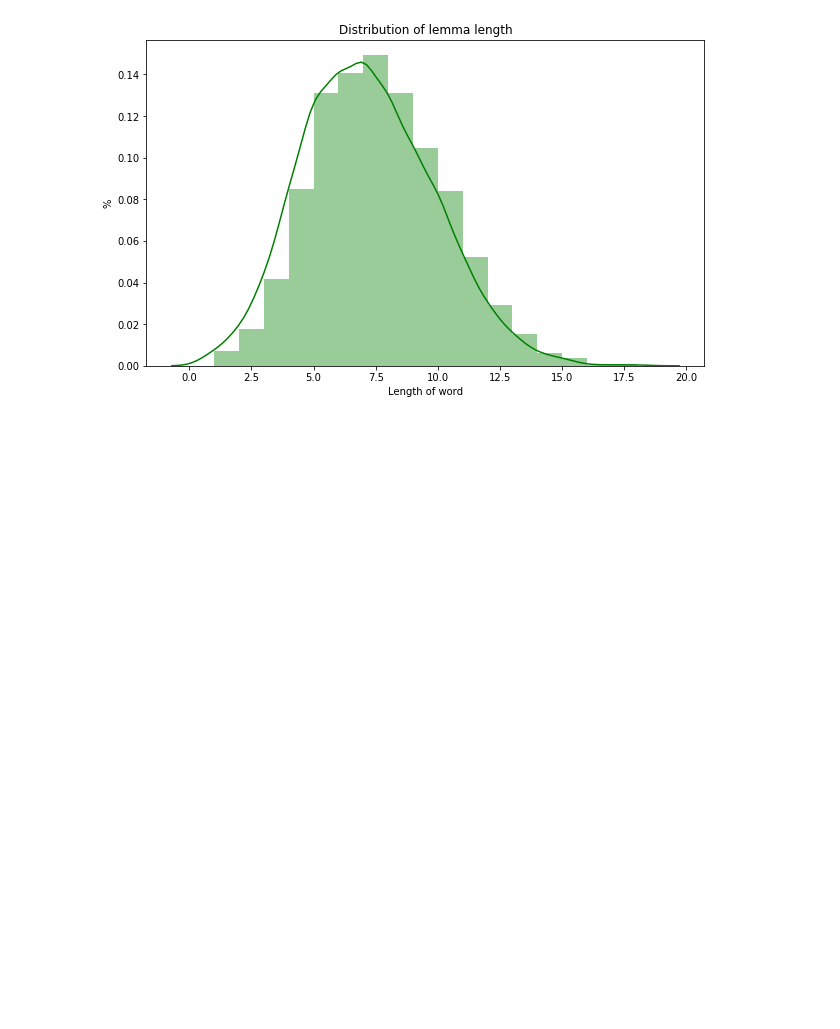
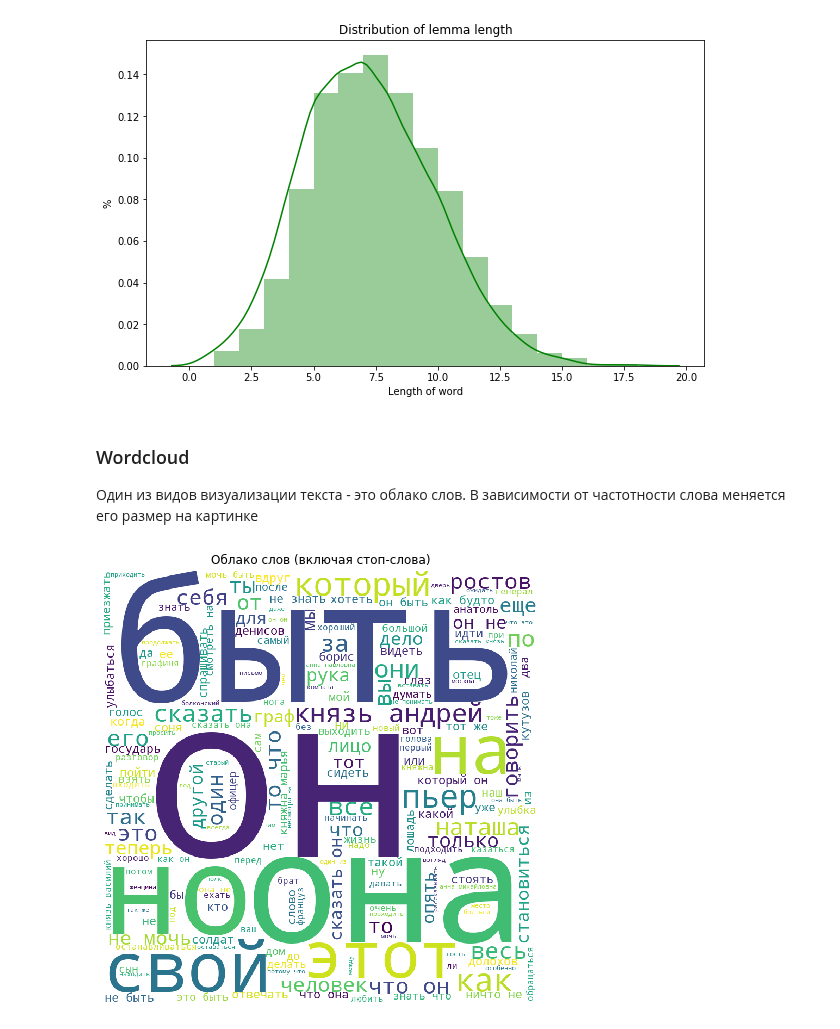
Before and after one commit to hse-ling-python/seminars, a Jupyter notebook: visualization/visualization_1.ipynb, the cells around one changed output. Drawn from its saved outputs; the diff is of its cells as text; code cells hidden in the pictures; blank space fills up the shorter version.

Commit message:
update visual

```diff
--- a/visualization/visualization_1.ipynb
+++ b/visualization/visualization_1.ipynb
@@ -213,3 +294,7 @@ plt.ylabel('%')
 plt.xlabel('Length of word');
 # %% [output]
 [figure]
+# %% [markdown]
+### Wordcloud
+
+Один из видов визуализации текста - это облако слов. В зависимости от частотности слова меняется его размер на картинке
@@ -215,0 +306,16 @@ plt.xlabel('Length of word');
+# %%
+text = ' '.join(tolstoy['lex'])
+
+wordcloud = WordCloud(
+    background_color ='white',
+    width = 800,
+    height = 800,
+).generate(text)
+
+plt.figure(figsize = (8, 8), facecolor = None)
+plt.imshow(wordcloud)
+plt.axis("off")
+plt.title('Облако слов (включая стоп-слова)')
+plt.show()
+# %% [output]
+[figure, added]
```
Also changed, not shown: parts of 23 cells of this notebook.
